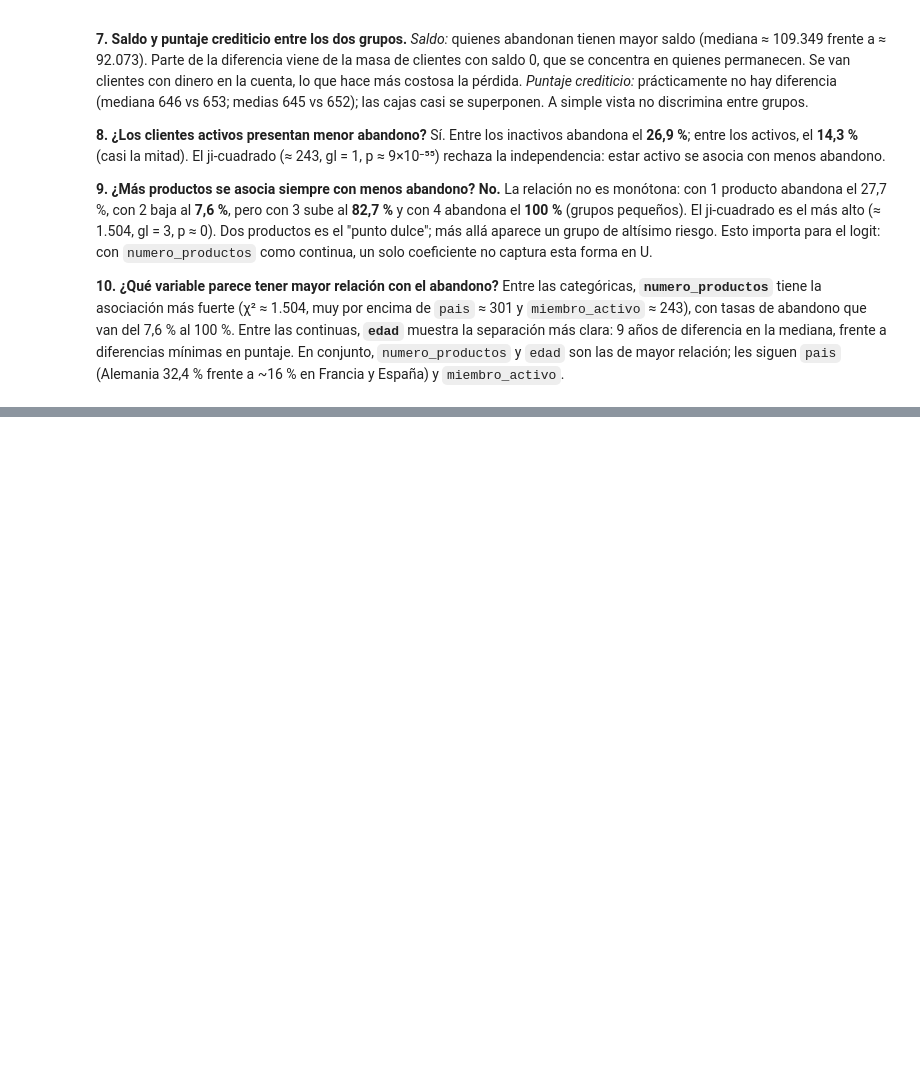
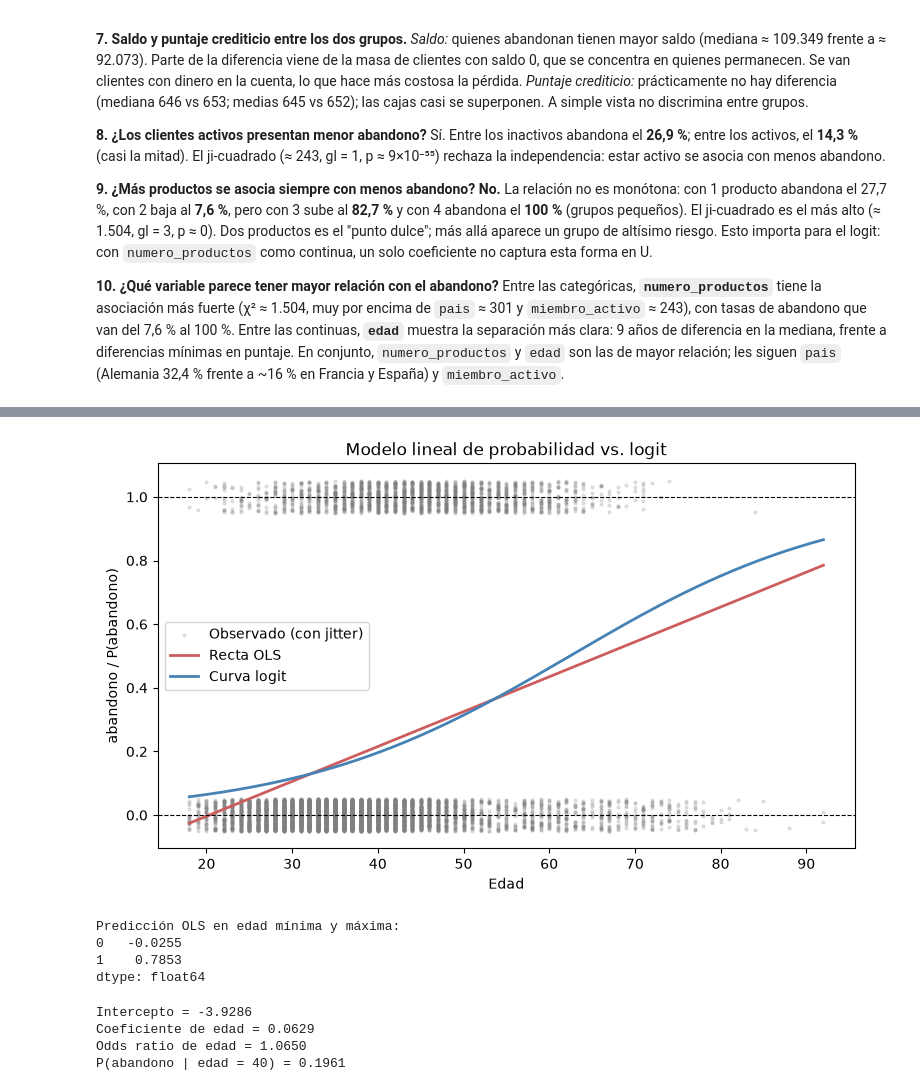
Before and after one commit to camig0516/Taller_2_ML_Clase_9, a Jupyter notebook: Taller_Abandono_Producto_Financiero.ipynb, the cells around one changed output, grey strips where cells are left out. Saved outputs shown, nothing was run; the diff lists cells and outputs as text; code cells hidden in the pictures; blank space fills up the shorter version.

Commit message:
Punto 4: de la recta al logit

```diff
--- a/Taller_Abandono_Producto_Financiero.ipynb
+++ b/Taller_Abandono_Producto_Financiero.ipynb
@@ -238,0 +241,3 @@ Entre las categóricas, **`numero_productos`** tiene la asociación más fuerte
+# %%
+ols_edad = smf.ols("abandono ~ edad", data=df).fit()
+print(ols_edad.summary().tables[1])
@@ -238,0 +251,3 @@ Entre las categóricas, **`numero_productos`** tiene la asociación más fuerte
+# %%
+logit_edad = smf.logit("abandono ~ edad", data=df).fit()
+print(logit_edad.summary())
@@ -238,0 +273,41 @@ Entre las categóricas, **`numero_productos`** tiene la asociación más fuerte
+# %%
+rng_plot = np.random.default_rng(1)
+jitter = rng_plot.uniform(-0.05, 0.05, size=len(df))
+
+malla = pd.DataFrame({"edad": np.linspace(df["edad"].min(), df["edad"].max(), 200)})
+malla["ols"] = ols_edad.predict(malla)
+malla["logit"] = logit_edad.predict(malla)
+
+fig, ax = plt.subplots(figsize=(9, 5))
+ax.scatter(df["edad"], df["abandono"] + jitter, s=4, alpha=0.2, color="gray", label="Observado (con jitter)")
+ax.plot(malla["edad"], malla["ols"], color="indianred", lw=2, label="Recta OLS")
+ax.plot(malla["edad"], malla["logit"], color="steelblue", lw=2, label="Curva logit")
+ax.axhline(0, ls="--", color="black", lw=0.8)
+ax.axhline(1, ls="--", color="black", lw=0.8)
+ax.set_xlabel("Edad")
+ax.set_ylabel("abandono / P(abandono)")
+ax.set_title("Modelo lineal de probabilidad vs. logit")
+ax.legend()
+plt.show()
+
+print("Predicción OLS en edad mínima y máxima:")
+print(ols_edad.predict(pd.DataFrame({"edad": [df['edad'].min(), df['edad'].max()]})))
+# %% [output]
+[figure, added]
+Predicción OLS en edad mínima y máxima:
+0   -0.0255
+1    0.7853
+dtype: float64
+# %%
+b0, b1 = logit_edad.params["Intercept"], logit_edad.params["edad"]
+or_edad = np.exp(b1)
+p40 = logit_edad.predict(pd.DataFrame({"edad": [40]}))[0]
+print(f"Intercepto = {b0:.4f}")
+print(f"Coeficiente de edad = {b1:.4f}")
+print(f"Odds ratio de edad = {or_edad:.4f}")
+print(f"P(abandono | edad = 40) = {p40:.4f}")
+# %% [output]
+Intercepto = -3.9286
+Coeficiente de edad = 0.0629
+Odds ratio de edad = 1.0650
+P(abandono | edad = 40) = 0.1961
```
Also changed, not shown: parts of 4 cells of this notebook.
